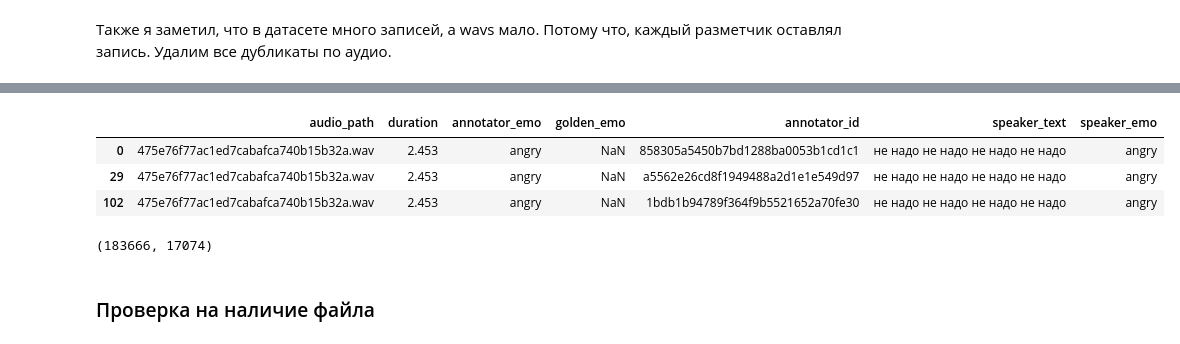
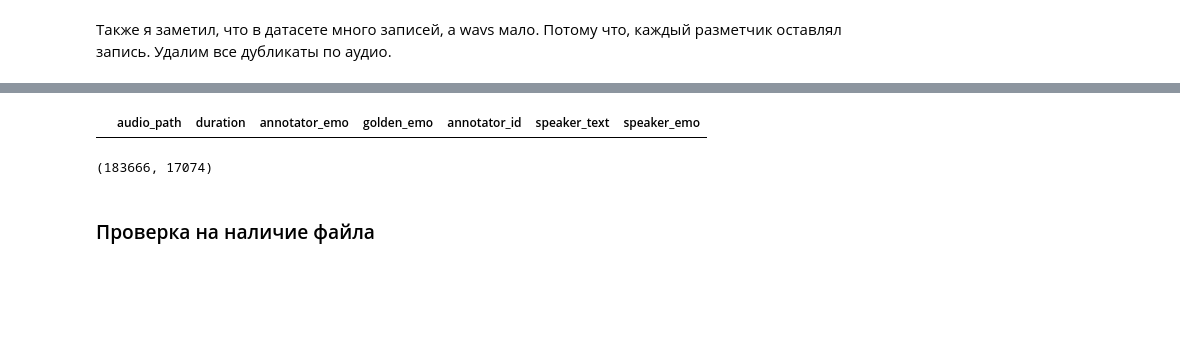
Before and after one commit to anpilove/NLP-FU, a Jupyter notebook: Lab6/Lab6_AudioSentiment.ipynb, the cells around one changed output, grey strips where cells are left out. Cells and saved outputs as stored; diff of their text form; code cells hidden in the pictures; blank space fills up the shorter version.

```diff
--- a/Lab6/Lab6_AudioSentiment.ipynb
+++ b/Lab6/Lab6_AudioSentiment.ipynb
@@ -147,12 +180,9 @@ crowd_train[crowd_train.duplicated('audio_path', keep=False)].head()
 | 3 | fb0ae78586a235018103acec22a80a8f.wav | 3.900562 | neutral | NaN | 858305a5450b7bd1288ba0053b1cd1c1 | сколько стоит на керамбит | neutral |
 | 4 | 196dcf9e1aaac46c2aee45e7f6adfb92.wav | 4.780000 | neutral | NaN | 858305a5450b7bd1288ba0053b1cd1c1 | афина когда закончится эта телепе... | neutral |
 # %%
-crowd_train[crowd_train['audio_path'] == '475e76f77ac1ed7cabafca740b15b32a.wav']
+crowd_train[crowd_train['audio_path'] == '9e9961c53ca6eeb440b217e539fbf46c.wav']
 # %% [output]
 |  | audio_path | duration | annotator_emo | golden_emo | annotator_id | speaker_text | speaker_emo |
-| 0 | 475e76f77ac1ed7cabafca740b15b32a.wav | 2.453 | angry | NaN | 858305a5450b7bd1288ba0053b1cd1c1 | не надо не надо не надо не надо | angry |
-| 29 | 475e76f77ac1ed7cabafca740b15b32a.wav | 2.453 | angry | NaN | a5562e26cd8f1949488a2d1e1e549d97 | не надо не надо не надо не надо | angry |
-| 102 | 475e76f77ac1ed7cabafca740b15b32a.wav | 2.453 | angry | NaN | 1bdb1b94789f364f9b5521652a70fe30 | не надо не надо не надо не надо | angry |
 # %%
 crowd_train = crowd_train.drop_duplicates(subset='audio_path', keep='first')
 crowd_test = crowd_test.drop_duplicates(subset='audio_path', keep='first')
```
Also changed, not shown: parts of 21 cells of this notebook.
